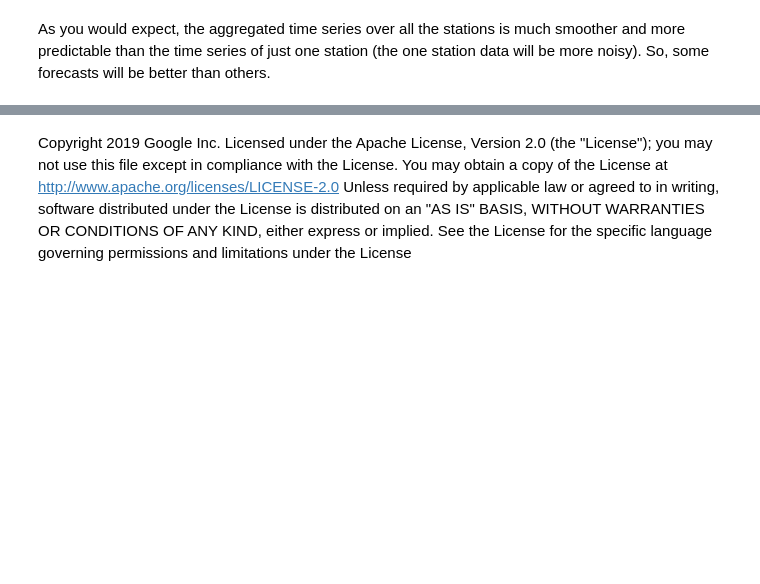
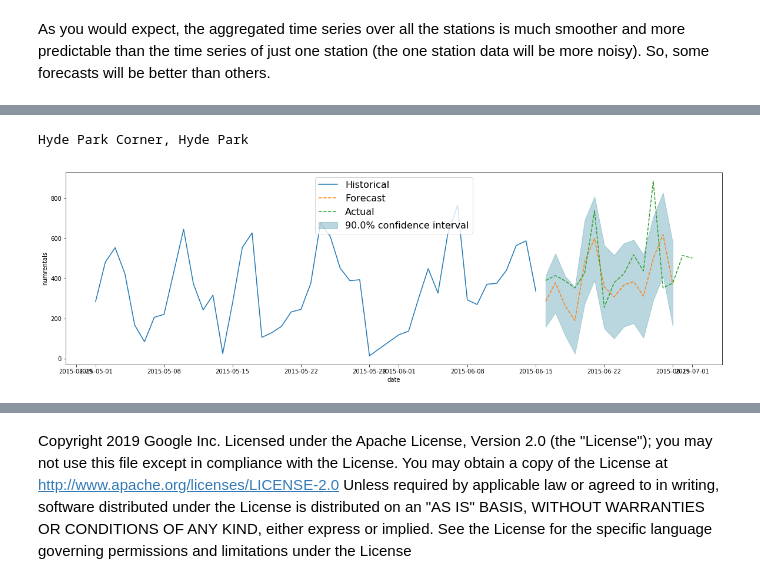
Before and after one commit to GoogleCloudPlatform/bigquery-oreilly-book, a Jupyter notebook: blogs/bqml_arima/bqml_arima.ipynb, the cells around one changed output, grey strips where cells are left out. Cells and saved outputs as stored; diff of their text form; code cells hidden in the pictures; blank space fills up the shorter version.

```diff
--- a/blogs/bqml_arima/bqml_arima.ipynb
+++ b/blogs/bqml_arima/bqml_arima.ipynb
@@ -191,0 +208,10 @@ WHERE start_station_name LIKE '%Hyde%'  -- all stations in Hyde Park
+# %%
+station = stations['start_station_name'].iloc[3] # Hyde Park Corner
+print(station)
+plot_historical_and_forecast(df[df['start_station_name']==station],
+                             'date', 'numrentals',
+                             fcst[fcst['start_station_name']==station],
+                             actual[actual['start_station_name']==station]);
+# %% [output]
+Hyde Park Corner, Hyde Park
+[figure, added]
```
Also changed, not shown: parts of 9 cells of this notebook.
